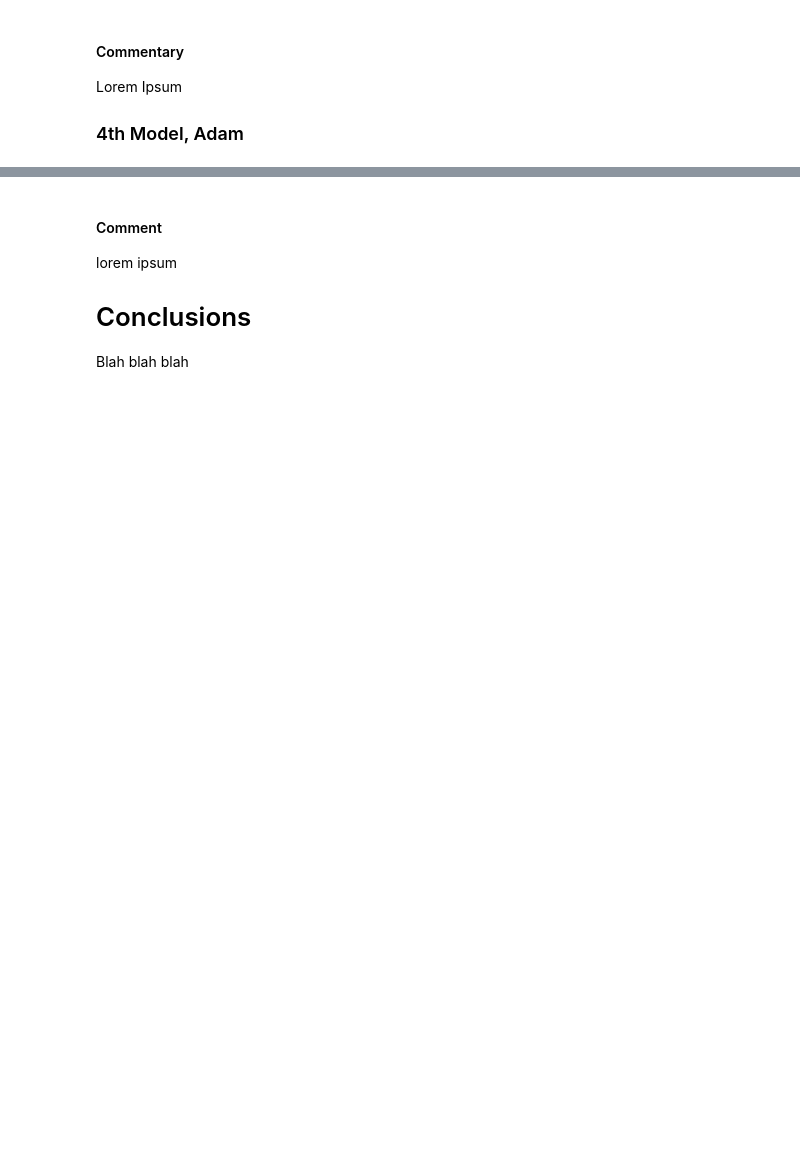
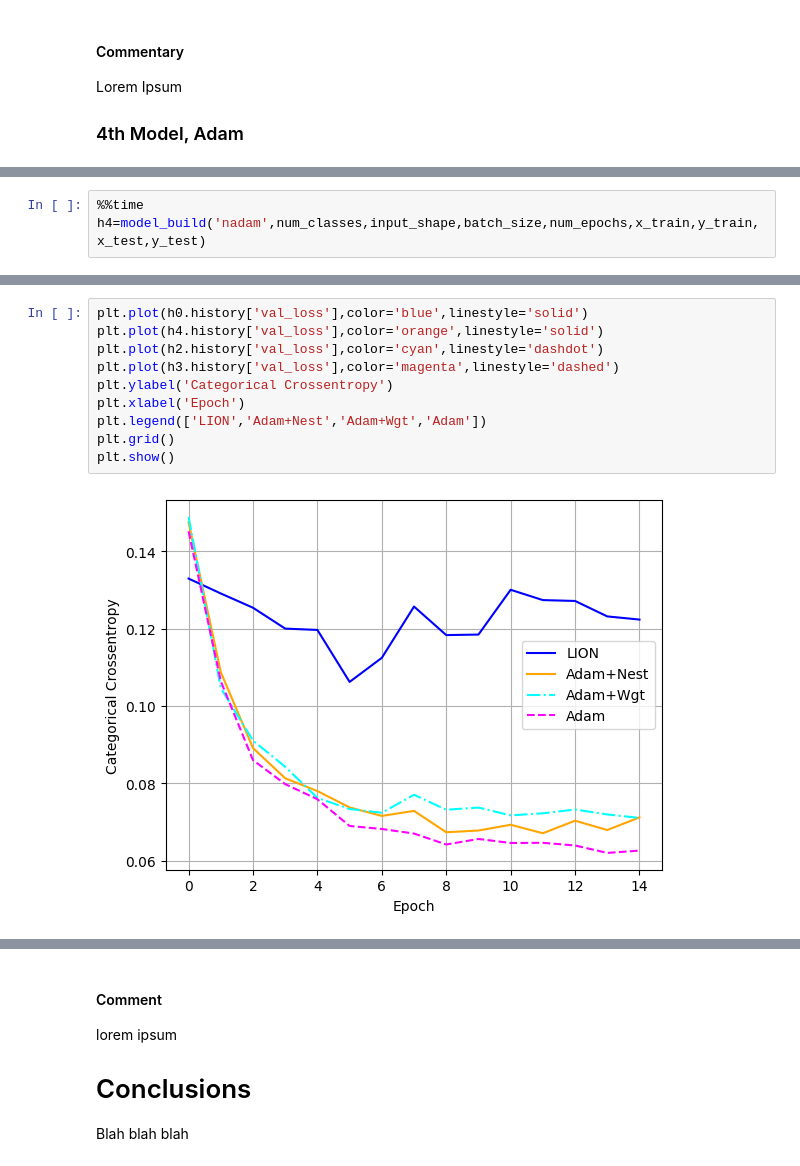
Before and after one commit to chakryaros/IDC6146, a Jupyter notebook: Optimizer_Example_ANN_NEW.ipynb, the cells around one changed output, grey strips where cells are left out. Drawn from its saved outputs; the diff is of its cells as text; blank space fills up the shorter version.

```diff
--- a/Optimizer_Example_ANN_NEW.ipynb
+++ b/Optimizer_Example_ANN_NEW.ipynb
@@ -294,0 +297,3 @@ plt.show()
+# %%
+%%time
+h4=model_build('nadam',num_classes,input_shape,batch_size,num_epochs,x_train,y_train,x_test,y_test)
@@ -294,0 +318,12 @@ plt.show()
+# %%
+plt.plot(h0.history['val_loss'],color='blue',linestyle='solid')
+plt.plot(h4.history['val_loss'],color='orange',linestyle='solid')
+plt.plot(h2.history['val_loss'],color='cyan',linestyle='dashdot')
+plt.plot(h3.history['val_loss'],color='magenta',linestyle='dashed')
+plt.ylabel('Categorical Crossentropy')
+plt.xlabel('Epoch')
+plt.legend(['LION','Adam+Nest','Adam+Wgt','Adam'])
+plt.grid()
+plt.show()
+# %% [output]
+[figure, added]
```
Also changed, not shown: parts of 20 cells of this notebook, 8 other files.
